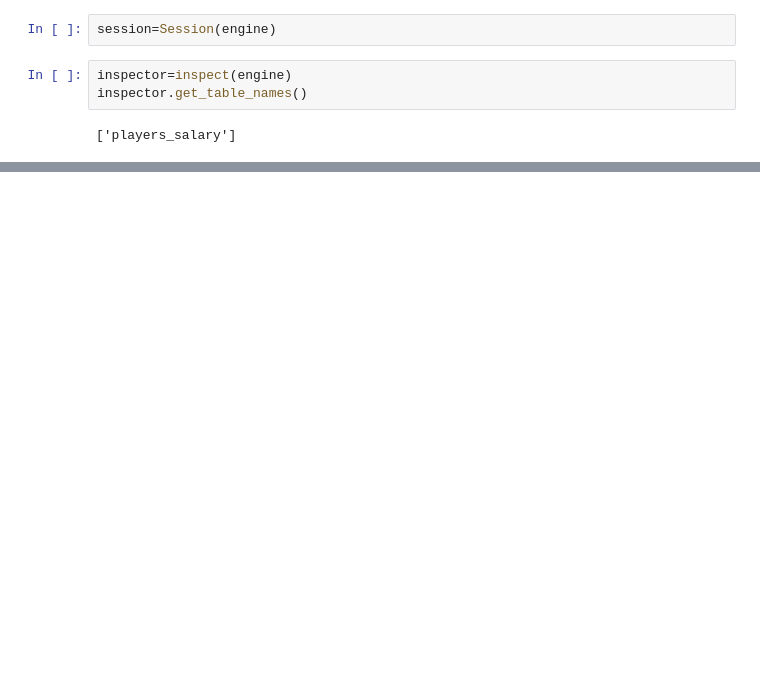
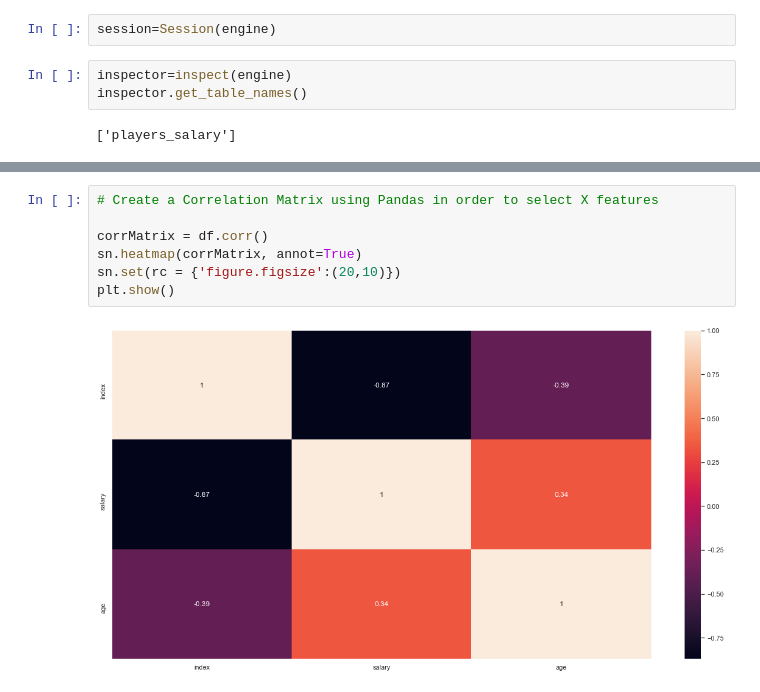
Before and after one commit to mwhar/datarobots-project4, a Jupyter notebook: supervised_analysis (Jaiek)/supervised_analysis.ipynb, the cells around one changed output, grey strips where cells are left out. Drawn from its saved outputs; the diff is of its cells as text; blank space fills up the shorter version.

```diff
--- a/supervised_analysis (Jaiek)/supervised_analysis.ipynb
+++ b/supervised_analysis (Jaiek)/supervised_analysis.ipynb
@@ -26,0 +149,9 @@ inspector.get_table_names()
+# %%
+# Create a Correlation Matrix using Pandas in order to select X features
+
+corrMatrix = df.corr()
+sn.heatmap(corrMatrix, annot=True)
+sn.set(rc = {'figure.figsize':(20,10)})
+plt.show()
+# %% [output]
+[figure, added]
```
Also changed, not shown: parts of 7 cells of this notebook, 1 other file.
